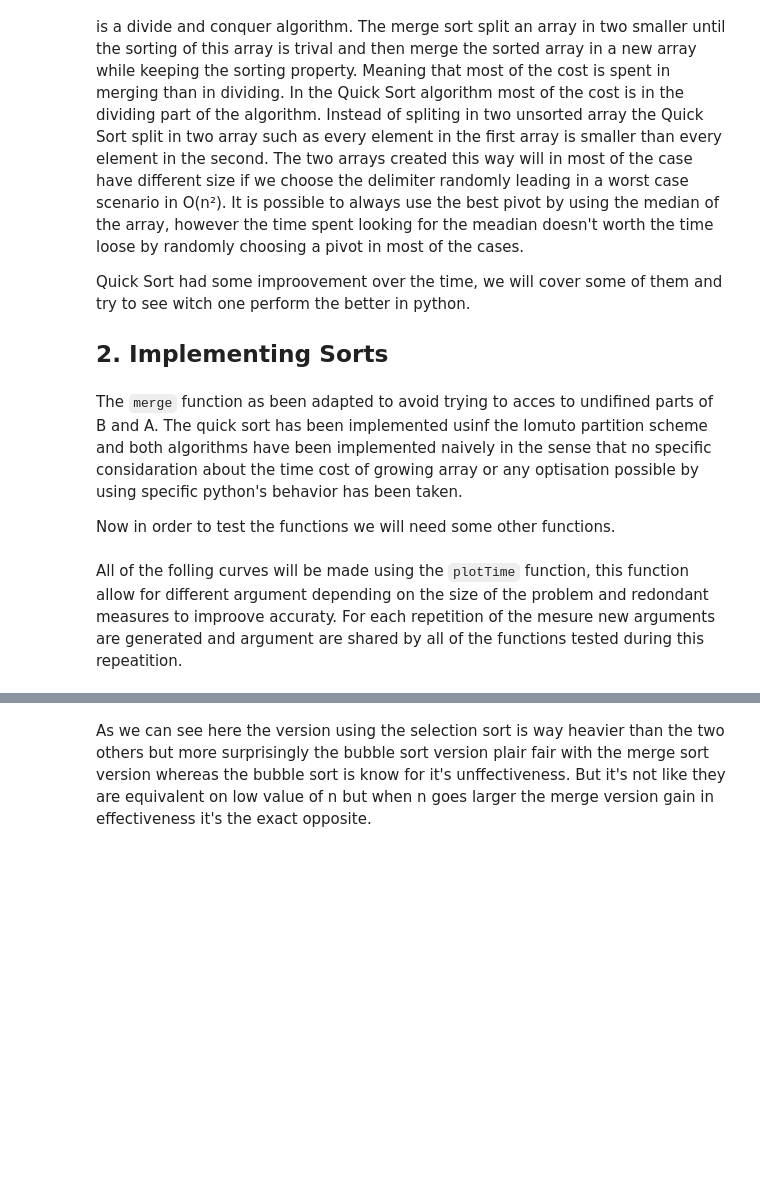
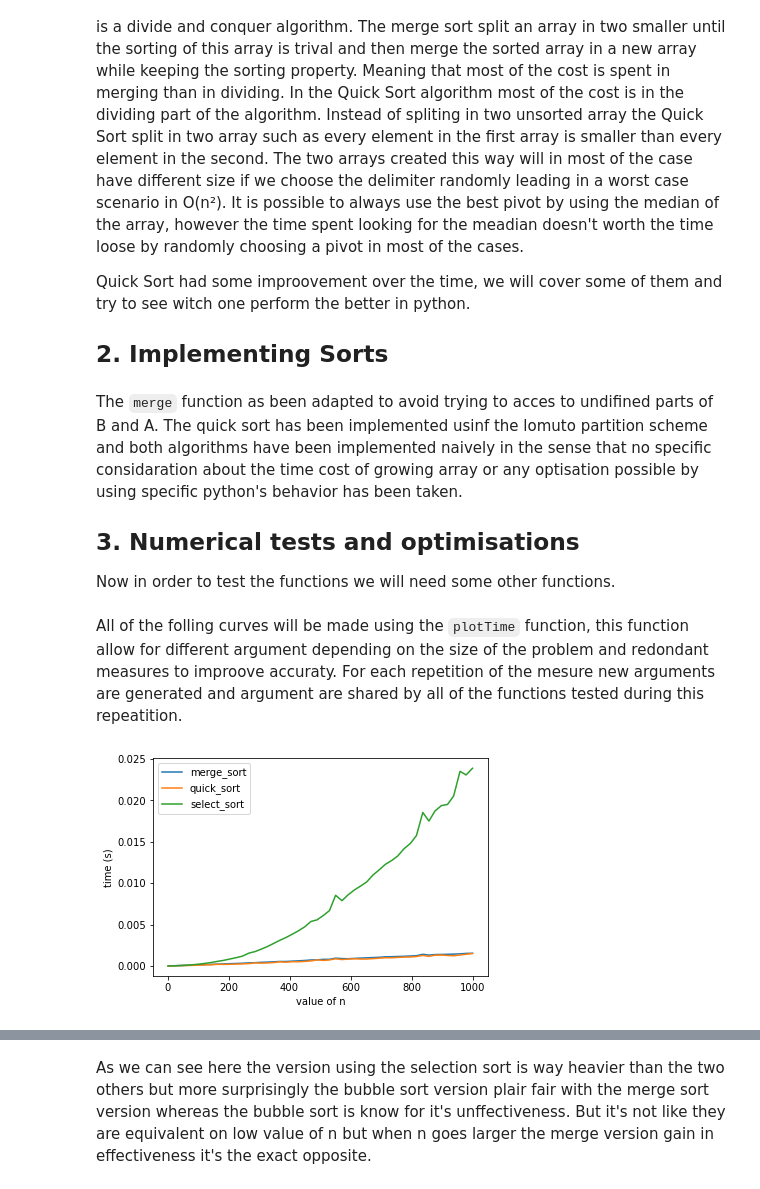
Before and after one commit to galyfray/IT41_TH1, a Jupyter notebook: Question2.ipynb, the cells around one changed output, grey strips where cells are left out. Drawn from its saved outputs; the diff is of its cells as text; code cells hidden in the pictures; blank space fills up the shorter version.

```diff
--- a/Question2.ipynb
+++ b/Question2.ipynb
@@ -87,7 +87,7 @@ def quick_sort(data,start=0,end=None):
     return(data)
 # %% [markdown]
 The `merge` function as been adapted to avoid trying to acces to undifined parts of B and A. The quick sort has been implemented usinf the lomuto partition scheme and both algorithms have been implemented naively in the sense that no specific considaration about the time cost of growing array or any optisation possible by using specific python's behavior has been taken.
-
+## 3.  Numerical tests and optimisations
 Now in order to test the functions we will need some other functions.
 # %%
 import random
@@ -177,6 +178,8 @@ All of the folling curves will be made using the `plotTime` function, this funct
 # %%
 array = createRandomUnSortedList(100000)
 # %%
-plotTime([merge_sort,quick_sort,select_sort],linspace(2,1000,100),lambda n:[array[:n]],plt)
+plotTime([merge_sort,quick_sort,select_sort],linspace(2,1000,50),lambda n:[array[:n]],plt)
 plt.show()
+# %% [output]
+[figure, added]
 # %%
```
Also changed, not shown: parts of 17 cells of this notebook.
